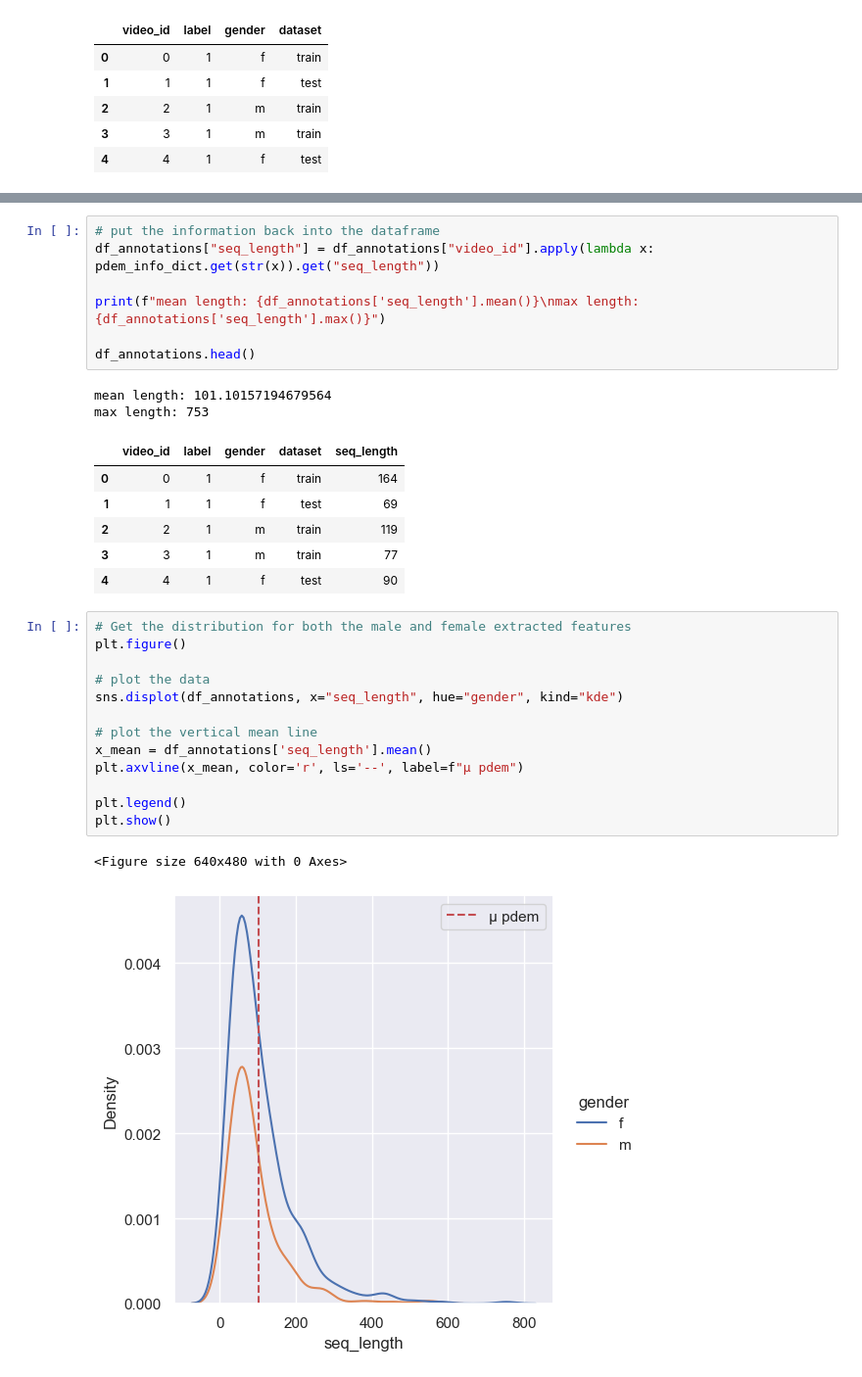
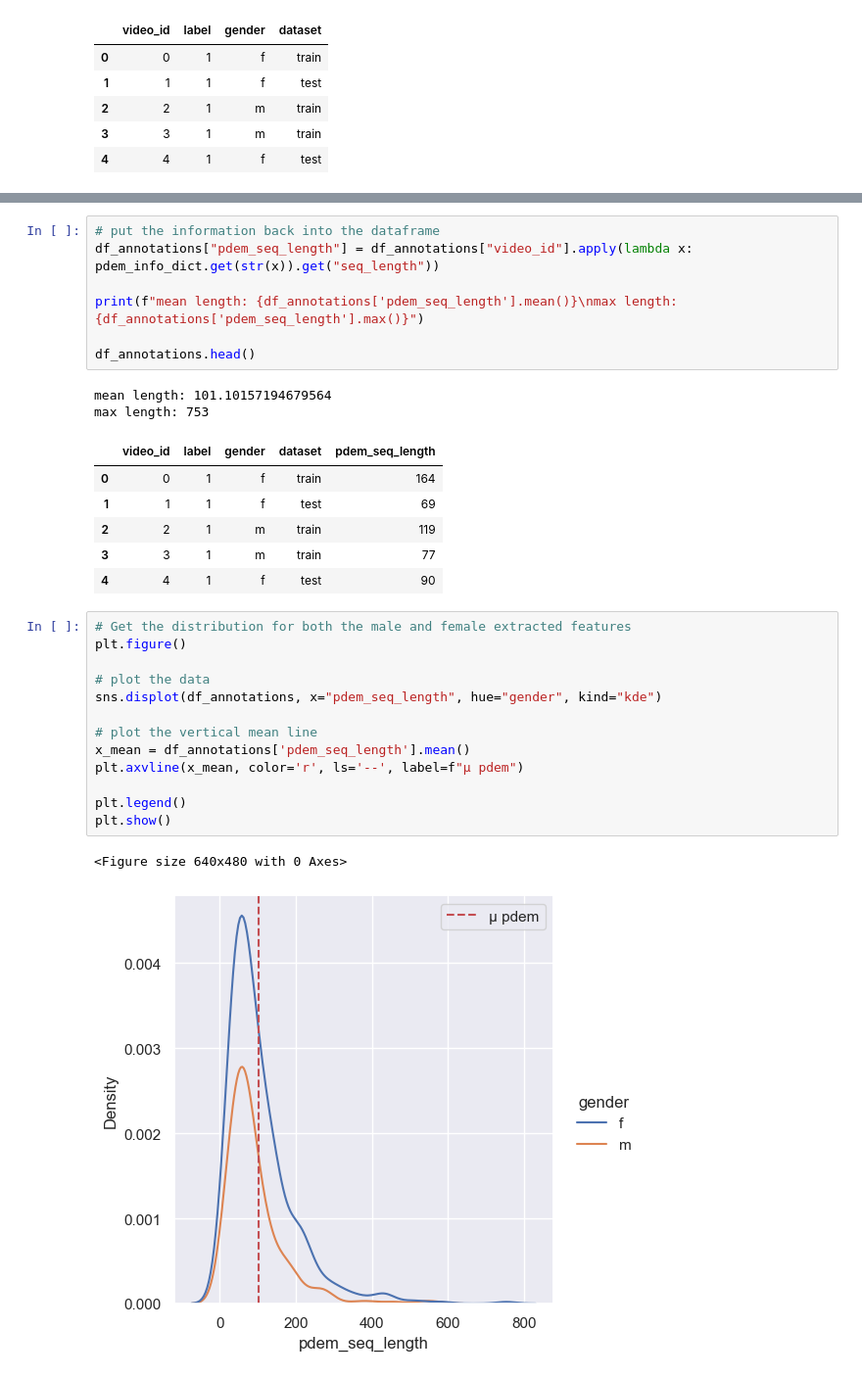
Before and after one commit to StanMey/Master_thesis_DVlog, a Jupyter notebook: notebooks/analyse_feature_importance.ipynb, the cells around one changed output, grey strips where cells are left out. Shown at 98% size. Drawn from its saved outputs; the diff is of its cells as text.

```diff
--- a/notebooks/analyse_feature_importance.ipynb
+++ b/notebooks/analyse_feature_importance.ipynb
@@ -52,15 +54,15 @@ for index, row in df_annotations.iterrows():
     }
 # %%
 # put the information back into the dataframe
-df_annotations["seq_length"] = df_annotations["video_id"].apply(lambda x: pdem_info_dict.get(str(x)).get("seq_length"))
+df_annotations["pdem_seq_length"] = df_annotations["video_id"].apply(lambda x: pdem_info_dict.get(str(x)).get("seq_length"))
 
-print(f"mean length: {df_annotations['seq_length'].mean()}\nmax length: {df_annotations['seq_length'].max()}")
+print(f"mean length: {df_annotations['pdem_seq_length'].mean()}\nmax length: {df_annotations['pdem_seq_length'].max()}")
 
 df_annotations.head()
 # %% [output]
 mean length: 101.10157194679564
 max length: 753
-|  | video_id | label | gender | dataset | seq_length |
+|  | video_id | label | gender | dataset | pdem_seq_length |
 | 0 | 0 | 1 | f | train | 164 |
 | 1 | 1 | 1 | f | test | 69 |
 | 2 | 2 | 1 | m | train | 119 |
@@ -69,16 +71,16 @@ max length: 753
 # %%
 # Get the distribution for both the male and female extracted features
 plt.figure()
 
 # plot the data
-sns.displot(df_annotations, x="seq_length", hue="gender", kind="kde")
+sns.displot(df_annotations, x="pdem_seq_length", hue="gender", kind="kde")
 
 # plot the vertical mean line
-x_mean = df_annotations['seq_length'].mean()
+x_mean = df_annotations['pdem_seq_length'].mean()
 plt.axvline(x_mean, color='r', ls='--', label=f"μ pdem")
 
 plt.legend()
 plt.show()
 # %% [output]
 <Figure size 640x480 with 0 Axes>
-[figure, old version]
+[figure, new version]
```
Also changed, not shown: parts of 9 cells of this notebook.
